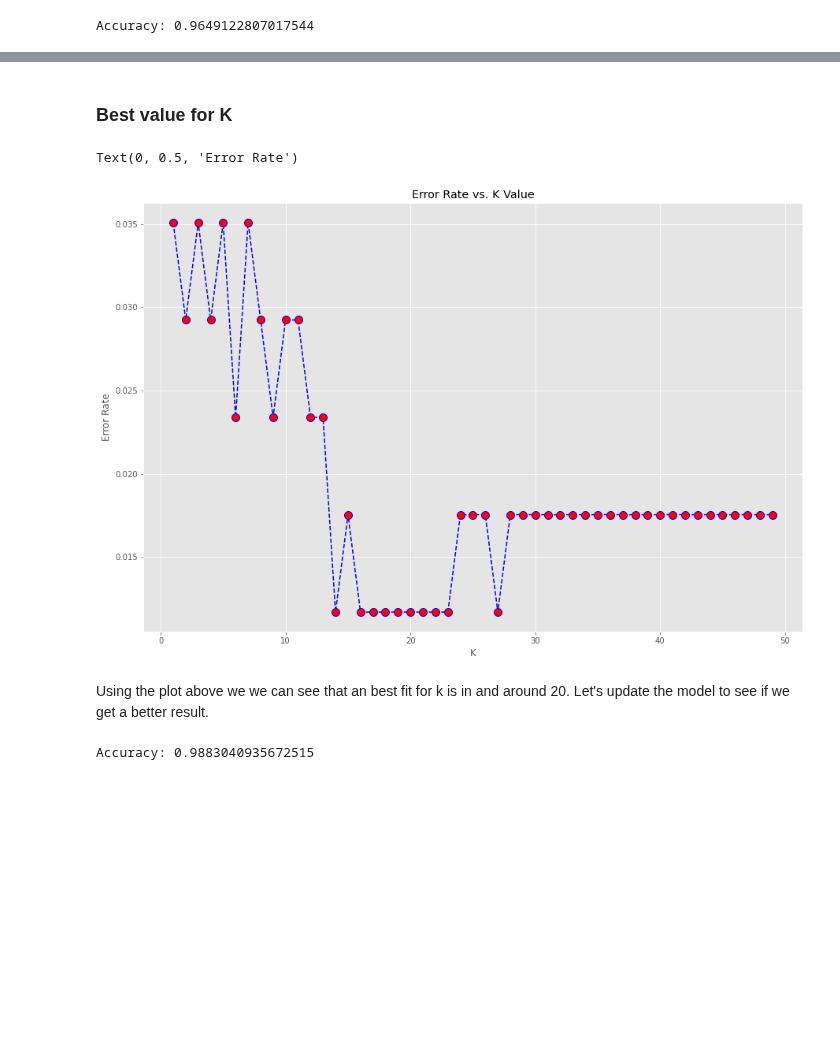
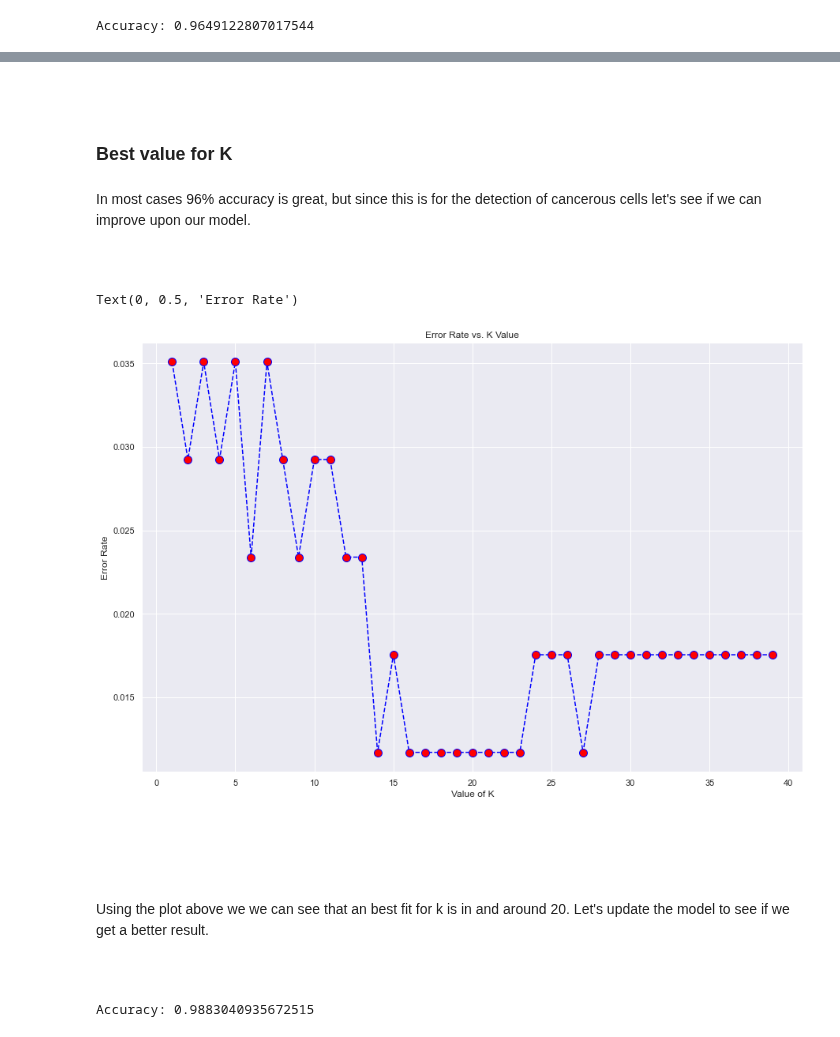
Before and after one commit to kmcd14/MLandStats-assessment, a Jupyter notebook: scikit-learn.ipynb, the cells around one changed output, grey strips where cells are left out. Saved outputs shown, nothing was run; the diff lists cells and outputs as text; code cells hidden in the pictures; blank space fills up the shorter version.

```diff
--- a/scikit-learn.ipynb
+++ b/scikit-learn.ipynb
@@ -470,7 +640,3 @@ Is used to standardise independent features present in the data in a given range
 # Importing Scaler
 from sklearn.preprocessing import StandardScaler
 ss=StandardScaler()
-
-# Feature scaling train and test data
-X_train=ss.fit_transform(X_train)
-X_test=ss.fit_transform(X_test)
@@ -476,0 +645,4 @@ X_test=ss.fit_transform(X_test)
+# %%
+# Feature scaling train and test data
+x_train=ss.fit_transform(x_train)
+x_test=ss.fit_transform(x_test)
@@ -482,6 +664,6 @@ from sklearn.neighbors import KNeighborsClassifier
 knn = KNeighborsClassifier(n_neighbors=5)
 
 # Updating model to fit traiining data
-knn.fit(X_train, y_train)
+knn.fit(x_train, y_train)
 # %% [output]
 KNeighborsClassifier()
@@ -497,29 +702,47 @@ Our model will predict wether a tumor is Beigin or Mailigant with 96% accuray .
+# %% [markdown]
+<br>
 # %% [markdown]
 ### Best value for K
+# %% [markdown]
+In most cases 96% accuracy is great, but since this is for the detection of cancerous cells let's see if we can improve upon our model.
 # %%
-pred = knn.predict(X_test)
-
+# Emplty list
 error_rate = []
 
-# Will take some time
-for i in range(1,50):
-
+# Looping
+for i in range(1,40):
+    # Try K number 1 - 40
     knn = KNeighborsClassifier(n_neighbors=i)
-    knn.fit(X_train,y_train)
-    pred_i = knn.predict(X_test)
+    # Fit the data
+    knn.fit(x_train,y_train)
+    #Predictions
+    pred_i = knn.predict(x_test)
+    # Add to the list
     error_rate.append(np.mean(pred_i != y_test))
+# %% [markdown]
+<br>
 # %%
+# Plotting K values
+plt.plot(range(1,40),error_rate,color='blue', linestyle='dashed', marker='o',
+         markerfacecolor='red', markersize=10)
 
-plt.plot(range(1,50),error_rate,color='blue', linestyle='dashed', marker='o',
-         markerfacecolor='red', markersize=10)
+# Adding a title
 plt.title('Error Rate vs. K Value')
-plt.xlabel('K')
+
+# Labelling x and y axis
+plt.xlabel('Value of K')
 plt.ylabel('Error Rate')
 # %% [output]
 Text(0, 0.5, 'Error Rate')
-[figure, old version]
+[figure, new version]
+# %% [markdown]
+<br>
+# %% [markdown]
+<br>
 # %% [markdown]
 Using the plot above we we can see that an best fit for k is in and around 20. Let's update the model to see if we get a better result.
+# %% [markdown]
+<br>
 # %%
 # Loading KNN Algorithm
 from sklearn.neighbors import KNeighborsClassifier
```
Also changed, not shown: parts of 240 cells of this notebook.
